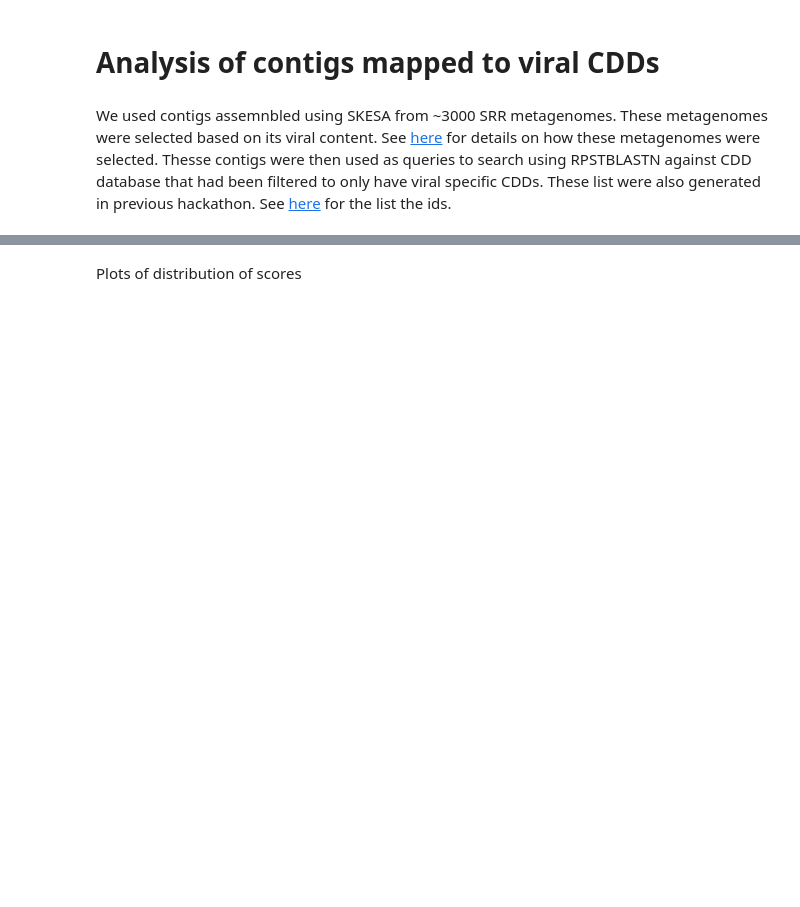
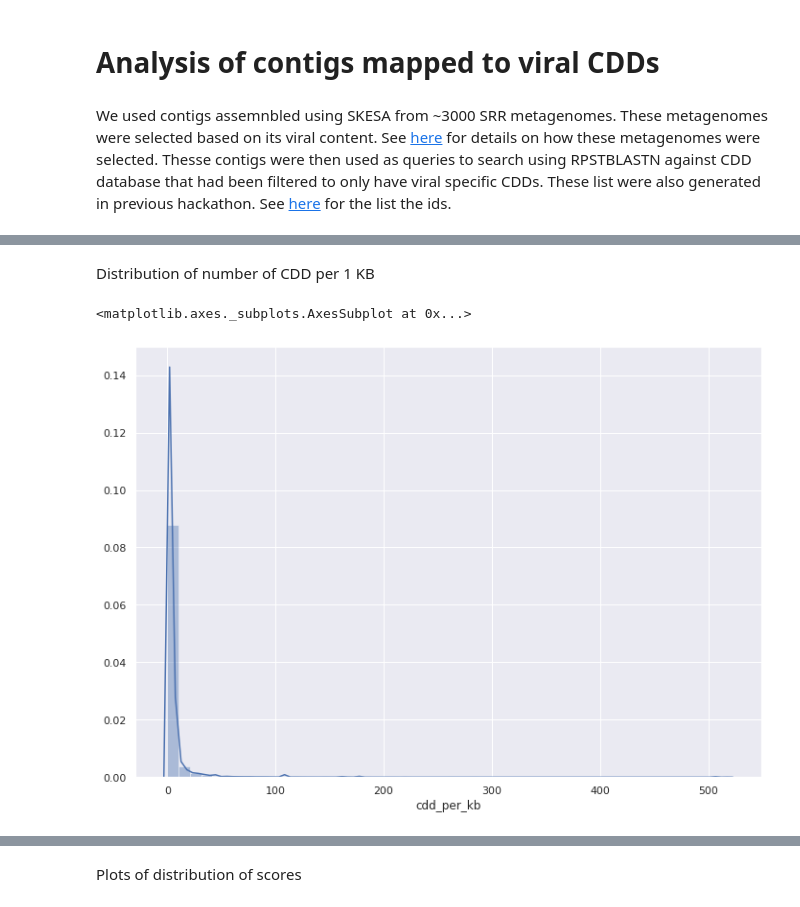
Before and after one commit to NCBI-Codeathons/Domain_HMM_Boundaries, a Jupyter notebook: post_analysis/jupyter_notebook/CDD_analysis.ipynb, the cells around one changed output, grey strips where cells are left out. Cells and saved outputs as stored; diff of their text form; code cells hidden in the pictures; blank space fills up the shorter version.

```diff
--- a/post_analysis/jupyter_notebook/CDD_analysis.ipynb
+++ b/post_analysis/jupyter_notebook/CDD_analysis.ipynb
@@ -52,0 +26,5 @@ df.groupby('contig_id').agg(['count'])
+# %%
+# getting the table with number of CDD hits per contig
+cdd_percontig = pd.DataFrame(rps_cdd_df.groupby(by='contig_id').size())
+cdd_percontig = cdd_percontig.rename(columns={0:"cdd_per_contigs"})
+cdd_percontig.head()
@@ -52,0 +60,13 @@ df.groupby('contig_id').agg(['count'])
+# %%
+# adding a column with density of CDD per 1Kb
+
+# generating a separate table
+rps_cdd_df_index = rps_cdd_df
+# converting a column to index
+rps_cdd_df_index.index = rps_cdd_df['contig_id']
+rps_cdd_df_index = rps_cdd_df_index.drop(columns=["contig_id"])
+rps_cdd_df_density = rps_cdd_df_index.merge(cdd_percontig, how="left", left_index=True, right_index=True)
+rps_cdd_df_density['contig_length'] = rps_cdd_df_density['contig_length'].astype(int)
+rps_cdd_df_density['cdd_per_contigs'] = rps_cdd_df_density['cdd_per_contigs'].astype(int)
+rps_cdd_df_density['cdd_per_kb'] = (rps_cdd_df_density['cdd_per_contigs']/rps_cdd_df_density['contig_length'])*1000
+rps_cdd_df_density.head()
@@ -52,0 +81,11 @@ df.groupby('contig_id').agg(['count'])
+# %% [markdown]
+Distribution of number of CDD per 1 KB
+# %%
+# plt_dist_den = rps_cdd_df_density['cdd_per_kb'].plot.hist(bins=25, log=True)
+# plt_dist_den.set_xlabel("CDD per 1 KB")
+# plt_dist_den
+sns.set(rc={'figure.figsize':(11.7,8.27)})
+sns.distplot(rps_cdd_df_density['cdd_per_kb'])
+# %% [output]
+<matplotlib.axes._subplots.AxesSubplot at 0x...>
+[figure, added]
```
Also changed, not shown: parts of 28 cells of this notebook, 1 other file.
